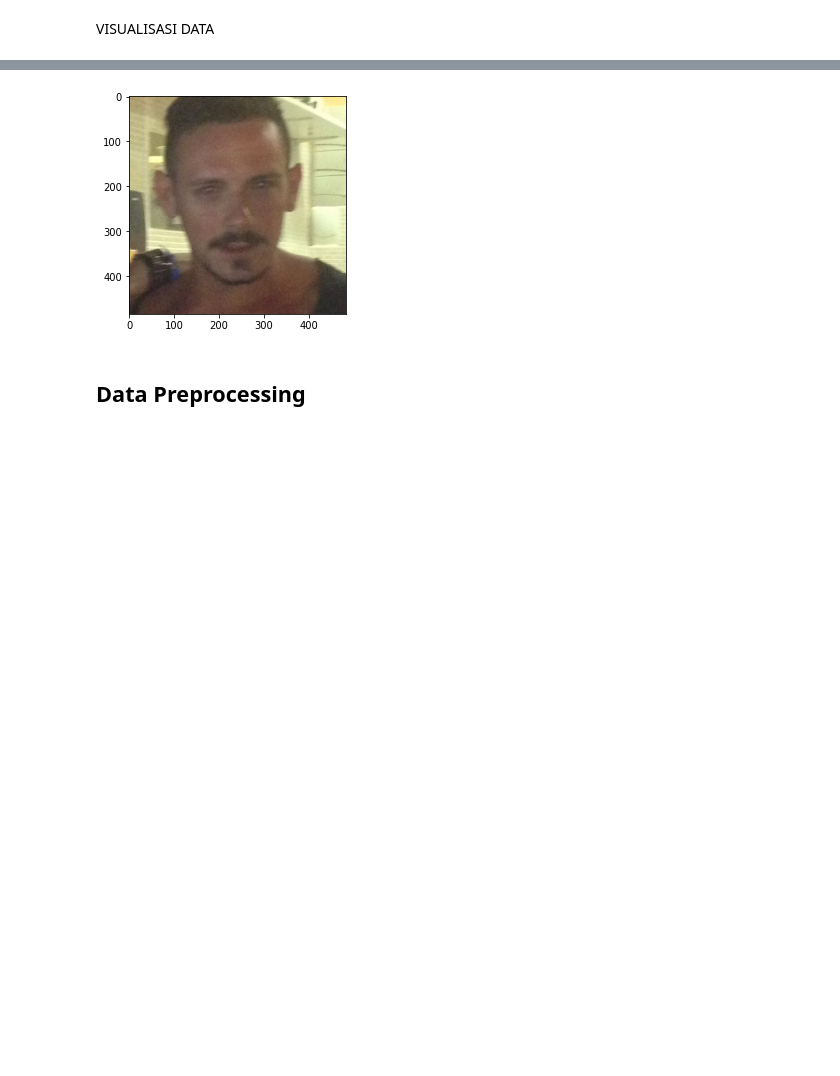
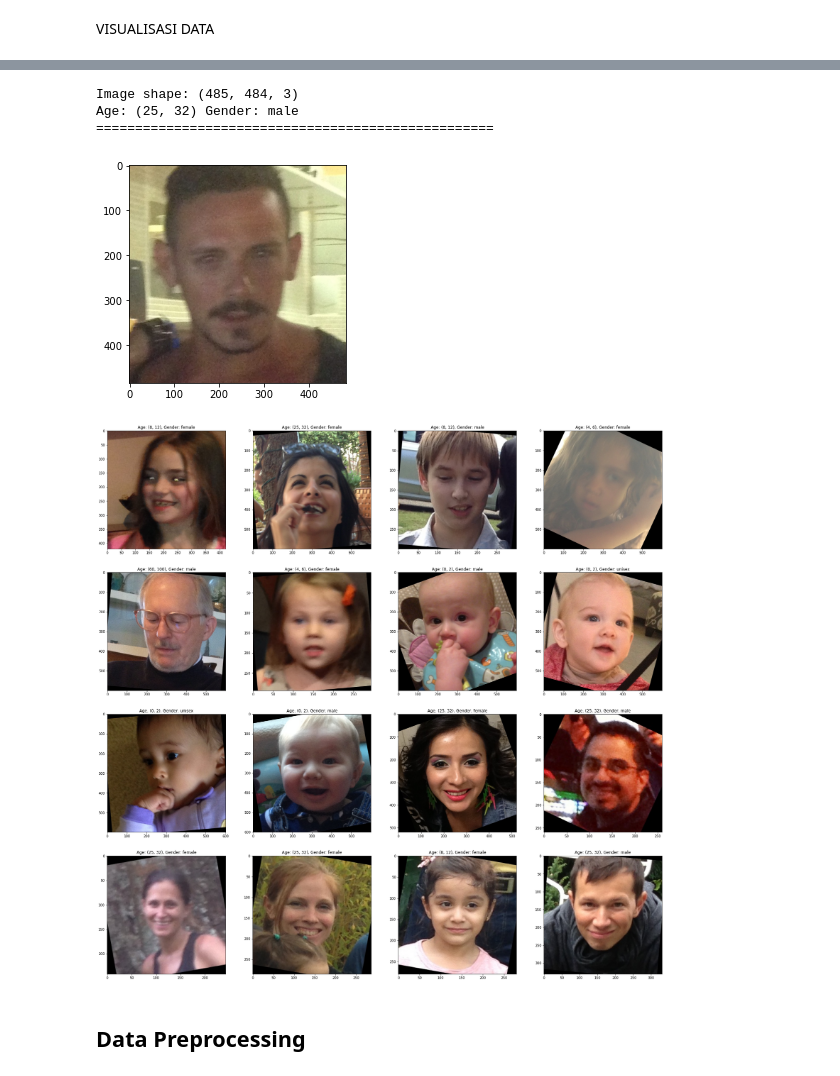
Before and after one commit to alfinyusriansyah/Project_Pembelajaran_Mesin, a Jupyter notebook: pembelajaran-mesin/Project.ipynb, the cells around one changed output, grey strips where cells are left out. Drawn from its saved outputs; the diff is of its cells as text; code cells hidden in the pictures; blank space fills up the shorter version.

```diff
--- a/pembelajaran-mesin/Project.ipynb
+++ b/pembelajaran-mesin/Project.ipynb
@@ -82,10 +146,42 @@ from keras.preprocessing.image import ImageDataGenerator, img_to_array, load_img
 # %%
+import cv2
 path = "AdienceBenchmarkGenderAndAgeClassification/faces/"+total_data.user_id.loc[3]+"/coarse_tilt_aligned_face."+str(total_data.face_id.loc[3])+"."+total_data.original_image.loc[3]
-img = load_img(path)
-plt.imshow(img)
-plt.show()
+image = cv2.imread(path)
+plt.imshow(cv2.cvtColor(image, cv2.COLOR_BGR2RGB))
+print('Image shape:', image.shape)
+print('Age:', total_data.loc[3].age, 'Gender:', total_data.loc[3].gender)
+print('===================================================')
 # %% [output]
+Image shape: (485, 484, 3)
+Age: (25, 32) Gender: male
+===================================================
 [figure]
+# %%
+import random
+images = []
+
+for _ in range(16):
+    sample_num = random.randint(0, len(total_data))
+    im_name = total_data.iloc[sample_num].original_image
+    im_path = "AdienceBenchmarkGenderAndAgeClassification/faces/"+str(total_data.user_id.loc[sample_num])+"/coarse_tilt_aligned_face."+str(total_data.face_id.loc[sample_num])+"."+ im_name
+
+    image = cv2.imread(im_path)
+    age = total_data.iloc[sample_num].age
+    gender = total_data.iloc[sample_num].gender
+    n_col = 4
+    n_rows = 4
+    images.append((image, age, gender))
+
+fig, axs = plt.subplots(ncols=n_col, nrows=n_rows, figsize=(30,30))
+count = 0
+for i in range(n_rows):
+      for j in range(n_col):
+        axs[i][j].imshow(cv2.cvtColor(images[count][0], cv2.COLOR_BGR2RGB))
+        axs[i][j].set_title(f'Age: {images[count][1]}, Gender: {images[count][2]}')
+        count+=1
+plt.show()
+# %% [output]
+[figure, added]
 # %% [markdown]
 ## Data Preprocessing
 # %%
```
Also changed, not shown: parts of 15 cells of this notebook.
